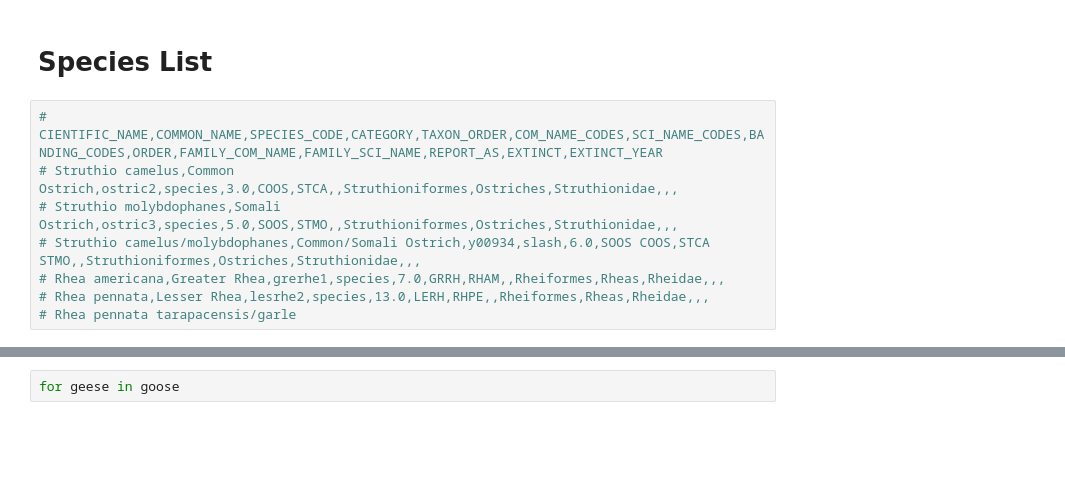
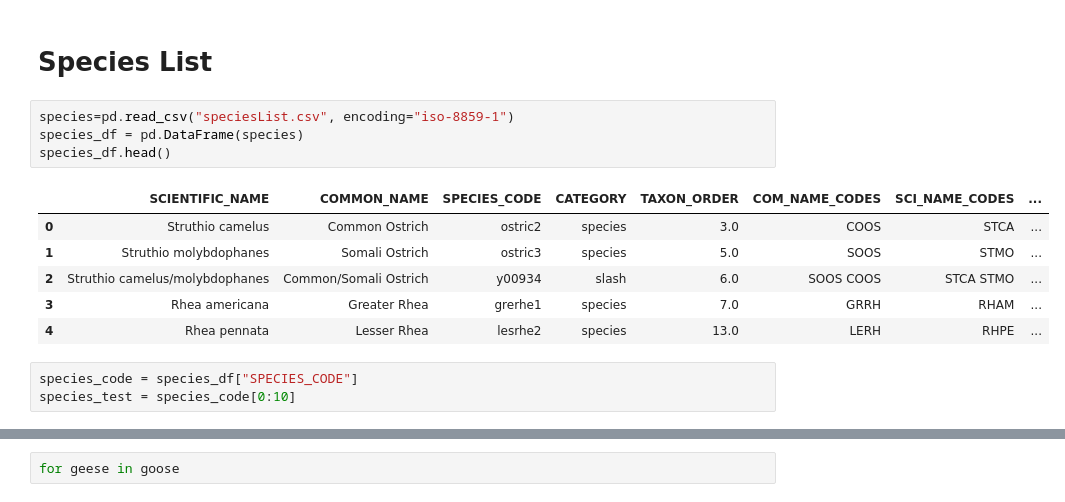
Before and after one commit to kblevins/ideal-adventure, a Jupyter notebook: apiCalls.ipynb, the cells around one changed output, grey strips where cells are left out. Drawn from its saved outputs; the diff is of its cells as text; blank space fills up the shorter version.

```diff
--- a/apiCalls.ipynb
+++ b/apiCalls.ipynb
@@ -88,11 +89,17 @@ local_response.json()
   'speciesCode': 'hrshaw'}]
 # %% [markdown]
 # Species List
-# %%
-# CIENTIFIC_NAME,COMMON_NAME,SPECIES_CODE,CATEGORY,TAXON_ORDER,COM_NAME_CODES,SCI_NAME_CODES,BANDING_CODES,ORDER,FAMILY_COM_NAME,FAMILY_SCI_NAME,REPORT_AS,EXTINCT,EXTINCT_YEAR
-# Struthio camelus,Common Ostrich,ostric2,species,3.0,COOS,STCA,,Struthioniformes,Ostriches,Struthionidae,,,
-# Struthio molybdophanes,Somali Ostrich,ostric3,species,5.0,SOOS,STMO,,Struthioniformes,Ostriches,Struthionidae,,,
-# Struthio camelus/molybdophanes,Common/Somali Ostrich,y00934,slash,6.0,SOOS COOS,STCA STMO,,Struthioniformes,Ostriches,Struthionidae,,,
-# Rhea americana,Greater Rhea,grerhe1,species,7.0,GRRH,RHAM,,Rheiformes,Rheas,Rheidae,,,
-# Rhea pennata,Lesser Rhea,lesrhe2,species,13.0,LERH,RHPE,,Rheiformes,Rheas,Rheidae,,,
-# Rhea pennata tarapacensis/garle
+# %%
+species=pd.read_csv("speciesList.csv", encoding="iso-8859-1")
+species_df = pd.DataFrame(species)
+species_df.head()
+# %% [output]
+|  | SCIENTIFIC_NAME | COMMON_NAME | SPECIES_CODE | CATEGORY | TAXON_ORDER | COM_NAME_CODES | SCI_NAME_CODES | ... |
+| 0 | Struthio camelus | Common Ostrich | ostric2 | species | 3.0 | COOS | STCA | ... |
+| 1 | Struthio molybdophanes | Somali Ostrich | ostric3 | species | 5.0 | SOOS | STMO | ... |
+| 2 | Struthio camelus/molybdophanes | Common/Somali Ostrich | y00934 | slash | 6.0 | SOOS COOS | STCA STMO | ... |
+| 3 | Rhea americana | Greater Rhea | grerhe1 | species | 7.0 | GRRH | RHAM | ... |
+| 4 | Rhea pennata | Lesser Rhea | lesrhe2 | species | 13.0 | LERH | RHPE | ... |
+# %%
+species_code = species_df["SPECIES_CODE"]
+species_test = species_code[0:10]
```
Also changed, not shown: parts of 6 cells of this notebook.
